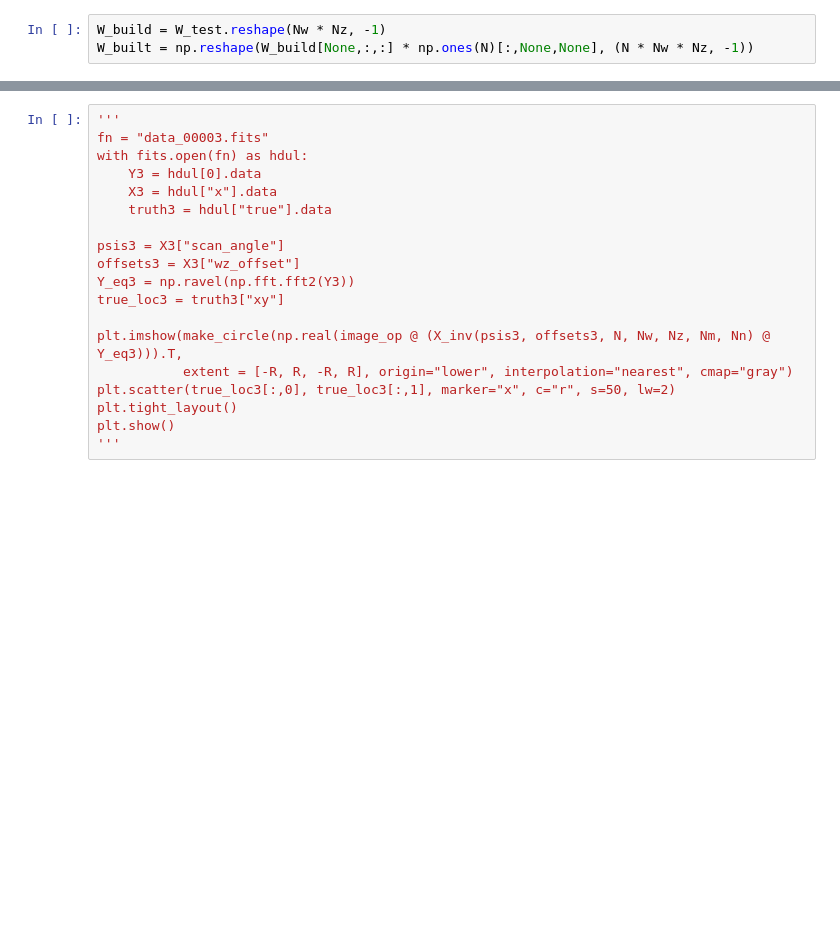
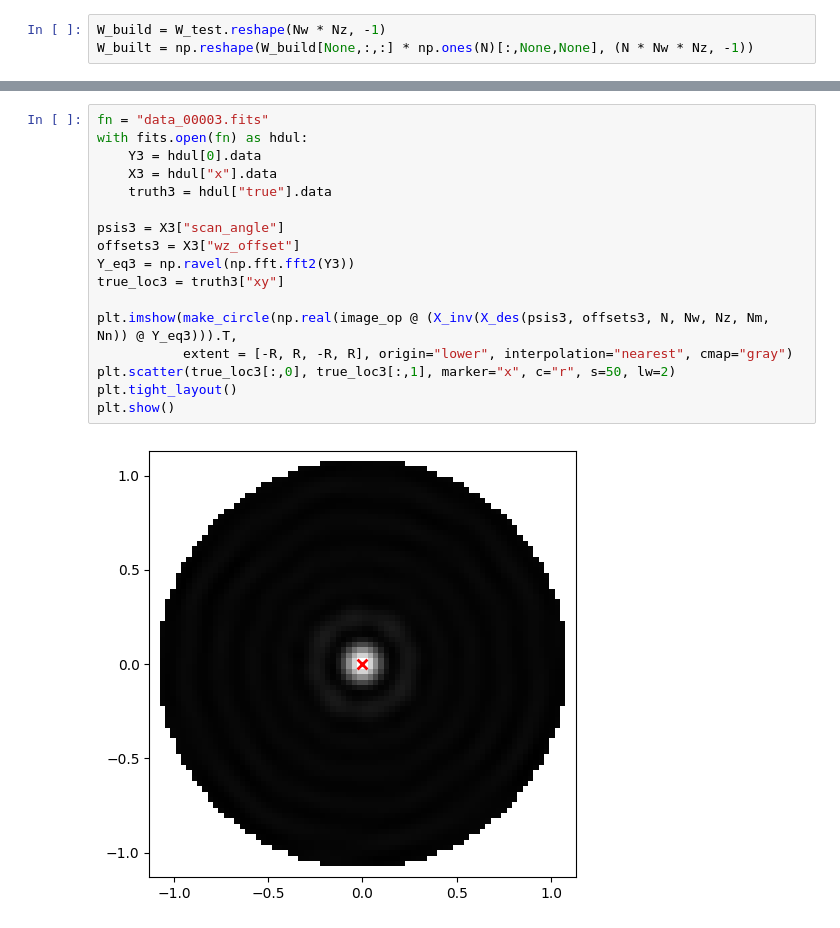
Before and after one commit to Tlanda40/Gaia2plus1DTheo, a Jupyter notebook: notebooks/make_W.ipynb, the cells around one changed output, grey strips where cells are left out. Drawn from its saved outputs; the diff is of its cells as text; blank space fills up the shorter version.

```diff
--- a/notebooks/make_W.ipynb
+++ b/notebooks/make_W.ipynb
@@ -269,20 +267,20 @@ plt.show()
 # %%
-'''
 fn = "data_00003.fits"
 with fits.open(fn) as hdul:
     Y3 = hdul[0].data
     X3 = hdul["x"].data
     truth3 = hdul["true"].data
 
 psis3 = X3["scan_angle"]
 offsets3 = X3["wz_offset"]
 Y_eq3 = np.ravel(np.fft.fft2(Y3))
 true_loc3 = truth3["xy"]
 
-plt.imshow(make_circle(np.real(image_op @ (X_inv(psis3, offsets3, N, Nw, Nz, Nm, Nn) @ Y_eq3))).T,
+plt.imshow(make_circle(np.real(image_op @ (X_inv(X_des(psis3, offsets3, N, Nw, Nz, Nm, Nn)) @ Y_eq3))).T,
            extent = [-R, R, -R, R], origin="lower", interpolation="nearest", cmap="gray")
 plt.scatter(true_loc3[:,0], true_loc3[:,1], marker="x", c="r", s=50, lw=2)
 plt.tight_layout()
 plt.show()
-'''
+# %% [output]
+[figure, added]
 # %%
```
Also changed, not shown: parts of 21 cells of this notebook, 3 other files.
